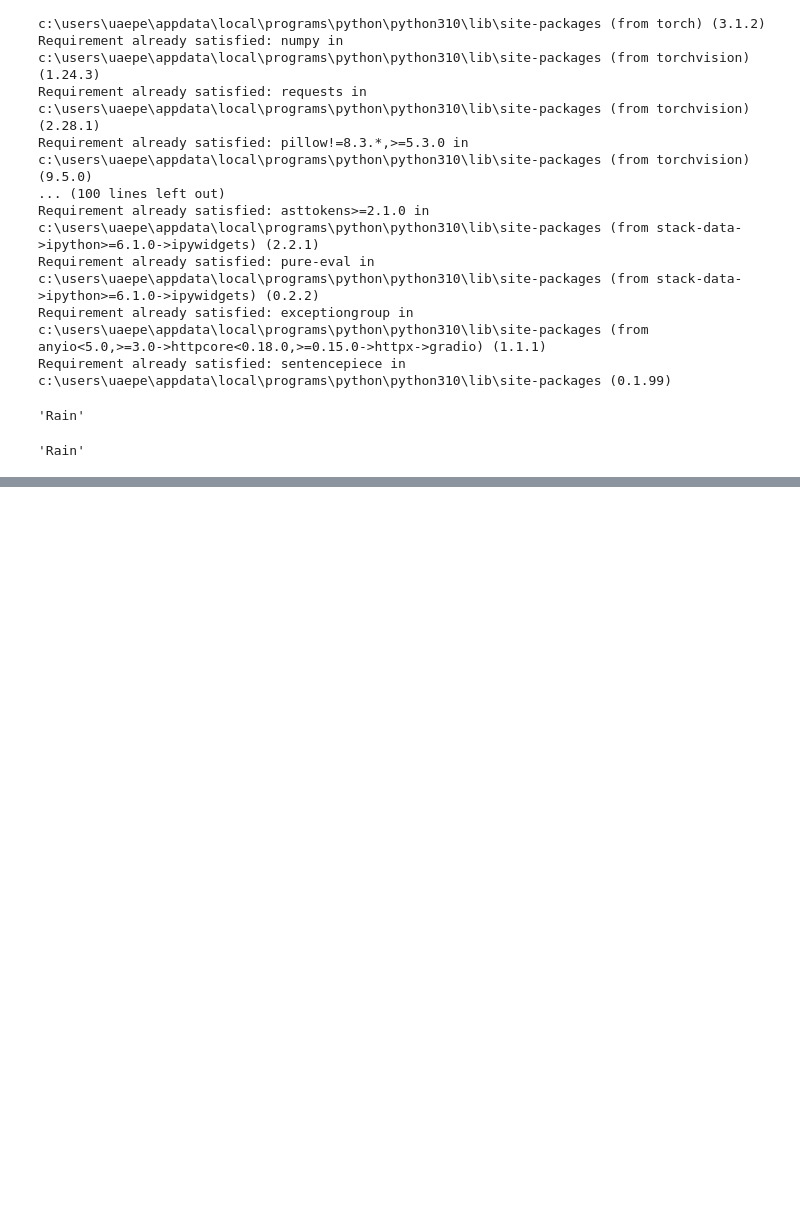
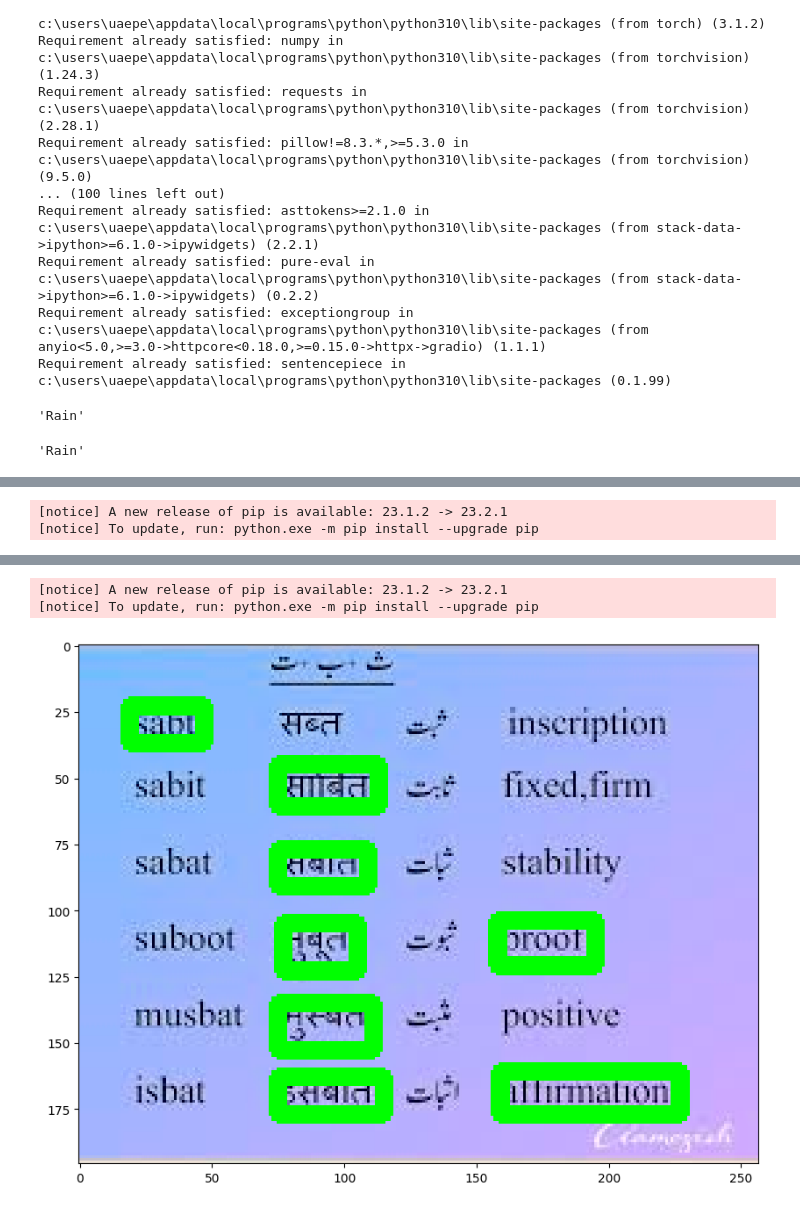
Before and after one commit to Zouziszzm/Hindi_OCR_And_Translation, a Jupyter notebook: Untitled.ipynb, the cells around one changed output, grey strips where cells are left out. Drawn from its saved outputs; the diff is of its cells as text; code cells hidden in the pictures; blank space fills up the shorter version.

```diff
--- a/Untitled.ipynb
+++ b/Untitled.ipynb
@@ -106,3 +160,43 @@ Running on local URL:  http://127.0.0.1:7860
 
 To create a public link, set `share=True` in `launch()`.
 [interactive output not drawn]
+# %%
+!pip install torch torchvision torchaudio
+!pip install easyocr
+
+import easyocr as ea
+import cv2
+from matplotlib import pyplot as plt
+
+def is_hindi_text(text):
+    # Define the Unicode range for Hindi characters (Devanagari script)
+    hindi_script_range = range(0x0900, 0x097F + 1)
+    return all(ord(char) in hindi_script_range for char in text)
+
+IMAGE_PATH = 'ur2.jpg'
+reader = ea.Reader(['hi'])
+result = reader.readtext(IMAGE_PATH)
+
+output_array = []
+for item in result:
+    text_to_print = item[1]
+    if is_hindi_text(text_to_print):
+        output_array.append(text_to_print)
+
+res = ','.join(str(v) for v in output_array)
+with open("output.txt", "a", encoding="utf-8") as f:
+    print(res, file=f)
+
+img = cv2.imread(IMAGE_PATH)
+for detection in result:
+    text = detection[1]
+    if is_hindi_text(text):
+        top_left = tuple([int(val) for val in detection[0][0]])
+        bottom_right = tuple([int(val) for val in detection[0][2]])
+        font = cv2.FONT_HERSHEY_SIMPLEX
+        font = cv2.rectangle(img, top_left, bottom_right, (0, 255, 0), 5)
+
+plt.figure(figsize=(10, 10))
+plt.imshow(img)
+plt.show()
+# %% [output]
@@ -108,0 +220,2 @@ To create a public link, set `share=True` in `launch()`.
+[notice] A new release of pip is available: 23.1.2 -> 23.2.1
+[notice] To update, run: python.exe -m pip install --upgrade pip
@@ -108,0 +239,3 @@ To create a public link, set `share=True` in `launch()`.
+[notice] A new release of pip is available: 23.1.2 -> 23.2.1
+[notice] To update, run: python.exe -m pip install --upgrade pip
+[figure, added]
```
Also changed, not shown: parts of 9 cells of this notebook, 1 other file.
